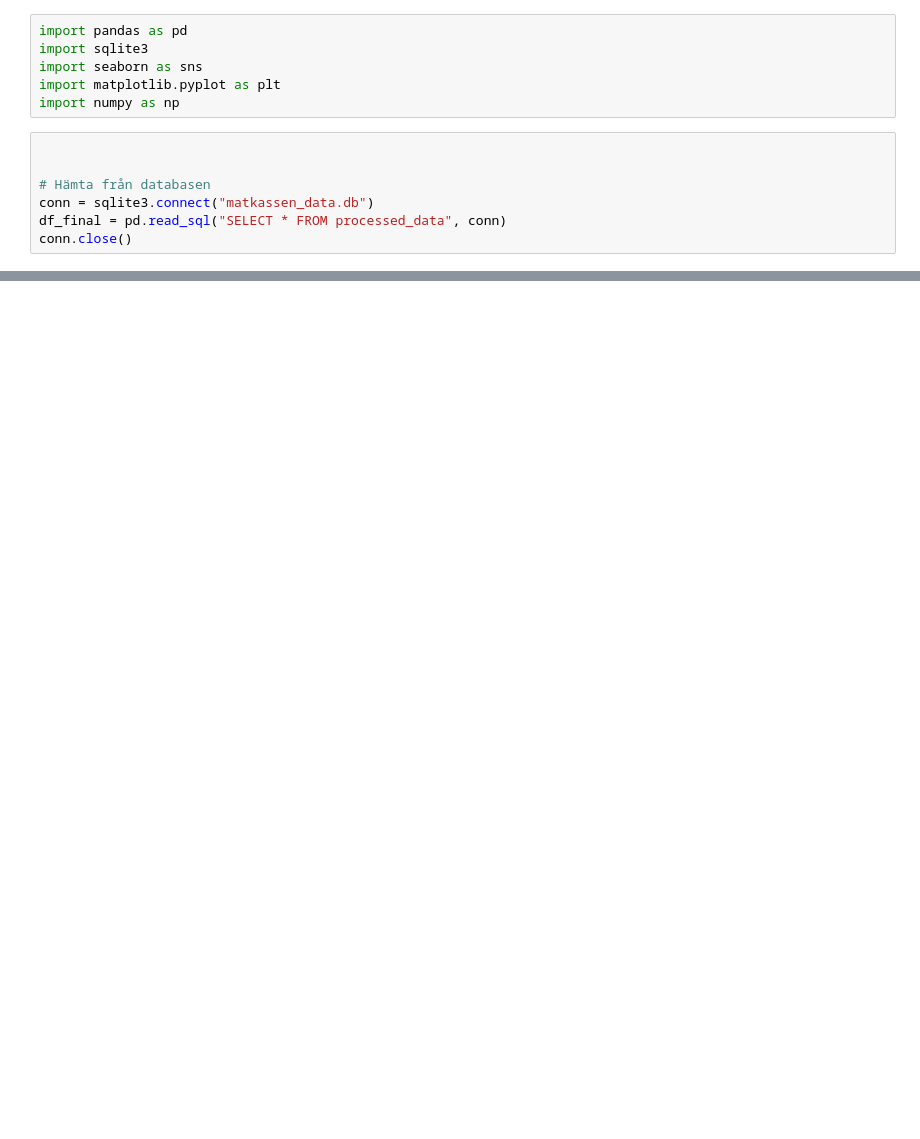
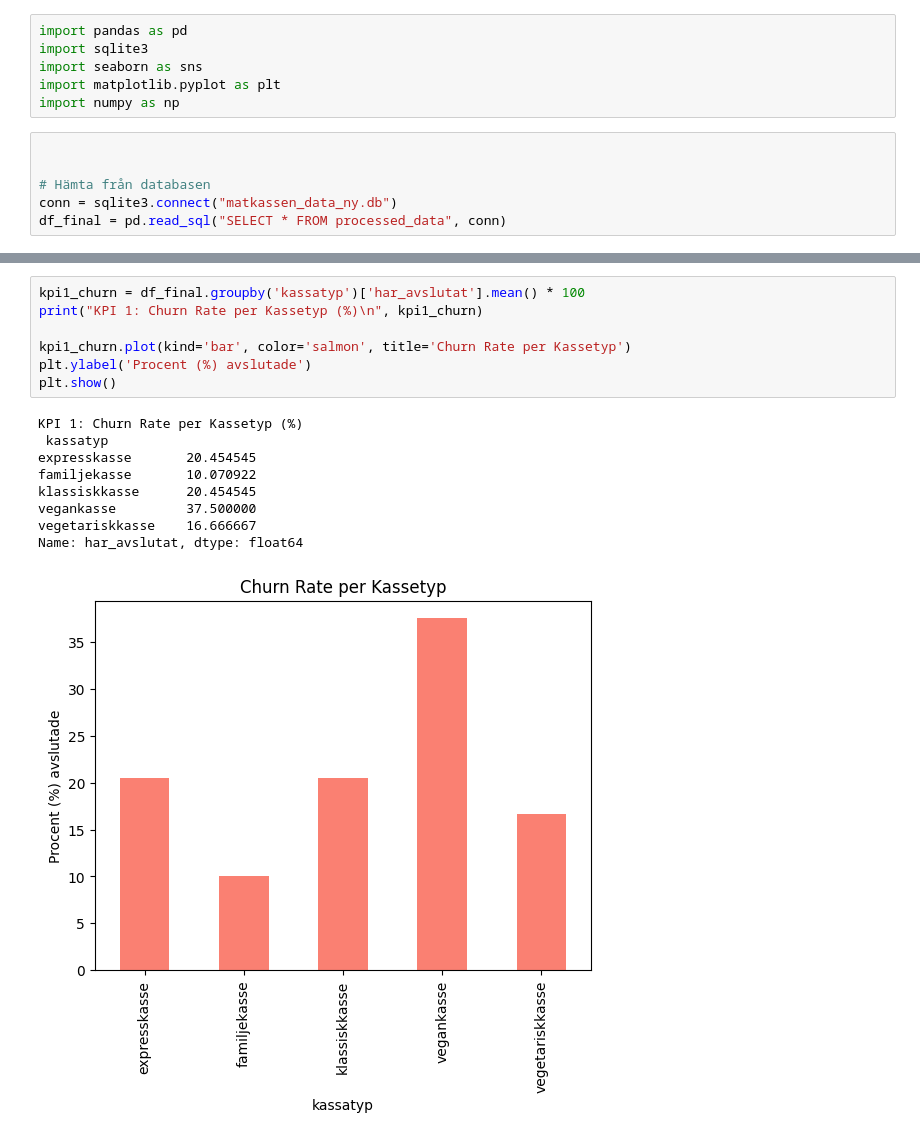
Before and after one commit to johanfinnrydberg-tech/data-uppgift-, a Jupyter notebook: KPI_matkassen.ipynb, the cells around one changed output, grey strips where cells are left out. Saved outputs shown, nothing was run; the diff lists cells and outputs as text; blank space fills up the shorter version.

```diff
--- a/KPI_matkassen.ipynb
+++ b/KPI_matkassen.ipynb
@@ -8,6 +8,5 @@ import numpy as np
 
 
 # Hämta från databasen
-conn = sqlite3.connect("matkassen_data.db")
+conn = sqlite3.connect("matkassen_data_ny.db")
 df_final = pd.read_sql("SELECT * FROM processed_data", conn)
-conn.close()
@@ -320,0 +23,17 @@ Genomsnittligt Sentiment Index: 0.133
+# %%
+kpi1_churn = df_final.groupby('kassatyp')['har_avslutat'].mean() * 100
+print("KPI 1: Churn Rate per Kassetyp (%)\n", kpi1_churn)
+
+kpi1_churn.plot(kind='bar', color='salmon', title='Churn Rate per Kassetyp')
+plt.ylabel('Procent (%) avslutade')
+plt.show()
+# %% [output]
+KPI 1: Churn Rate per Kassetyp (%)
+ kassatyp
+expresskasse       20.454545
+familjekasse       10.070922
+klassiskkasse      20.454545
+vegankasse         37.500000
+vegetariskkasse    16.666667
+Name: har_avslutat, dtype: float64
+[figure, added]
```
Also changed, not shown: parts of 13 cells of this notebook, 3 other files.
